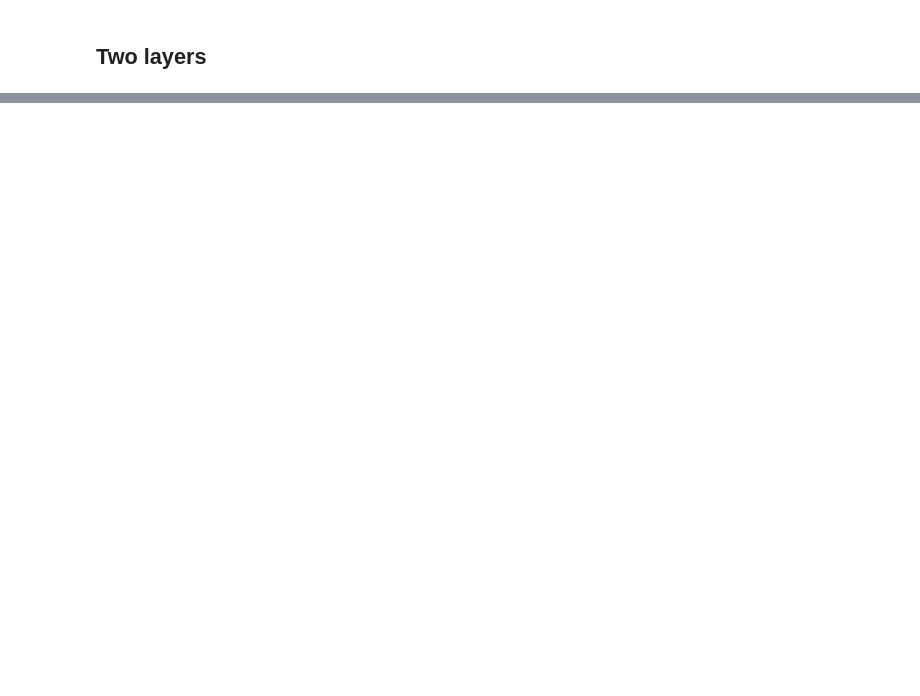
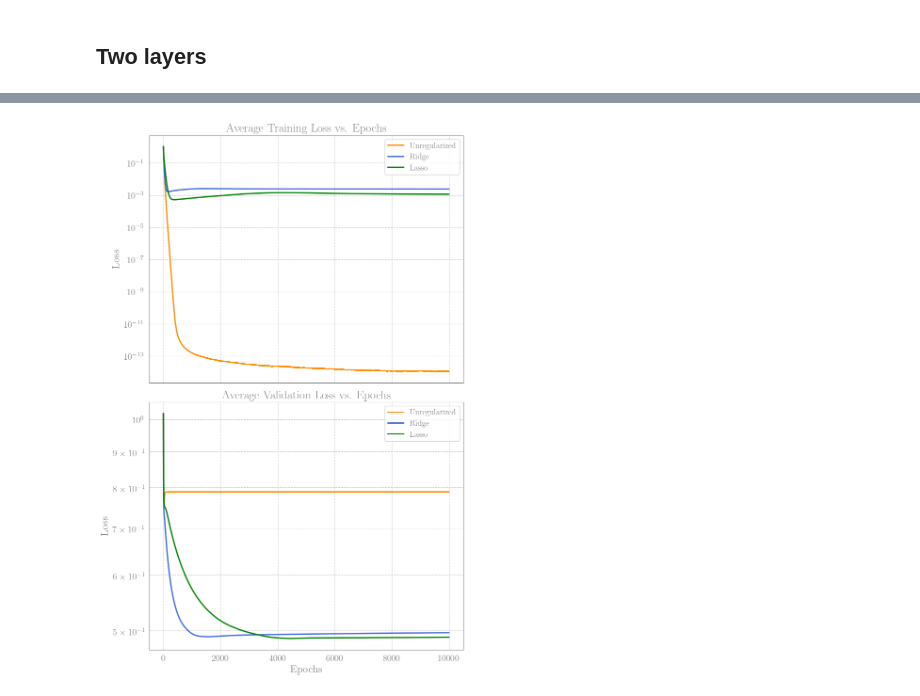
Before and after one commit to Nadav-out/Blog_related, a Jupyter notebook: Generalization_toys_II.ipynb, the cells around one changed output, grey strips where cells are left out. Cells and saved outputs as stored; diff of their text form; code cells hidden in the pictures; blank space fills up the shorter version.

```diff
--- a/Generalization_toys_II.ipynb
+++ b/Generalization_toys_II.ipynb
@@ -405,0 +461,14 @@ TypeError: tuple indices must be integers or slices, not dict
+# %%
+class StudentModelNL(nn.Module):
+    def __init__(self, D, v):
+        super(StudentModelNL, self).__init__()
+
+        # He Initialization
+        self.M = nn.Parameter(torch.randn(D, v) * np.sqrt(2. / D))
+        self.V = nn.Parameter(torch.randn(v) * np.sqrt(1. / v))
+        self.relu = nn.ReLU()
+
+    def forward(self, X):
+        M_output = X @ self.M
+        activated_output = self.relu(M_output)
+        return activated_output @ self.V
@@ -405,0 +596,48 @@ TypeError: tuple indices must be integers or slices, not dict
+# %%
+colors = {
+    "no_WD": "darkorange",
+    "WD": "royalblue",
+    "SGD_L1": "green"
+}
+
+linestyles = {
+    "no_WD": "-",
+    "WD": "-",
+    "SGD_L1": "-"
+}
+
+labels = {
+    "no_WD": r"Unregularized",
+    "WD": r"Ridge",
+    "SGD_L1": r"Lasso"
+}
+
+order = ["no_WD", "WD", "SGD_L1"]
+
+# Averaging the loss histories
+avg_loss_histories_train = {method: np.mean(loss_histories[method]["train"], axis=0) for method in loss_histories}
+avg_loss_histories_val = {method: np.mean(loss_histories[method]["val"], axis=0) for method in loss_histories}
+
+fig, (ax1, ax2) = plt.subplots(2, 1, figsize=(8, 12), sharex=True)
+
+# Plot for Training Loss
+for method in order:
+    ax1.semilogy(avg_loss_histories_train[method], label=labels[method], color=colors[method], linestyle=linestyles[method], linewidth=2)
+ax1.set_title(r'Average Training Loss vs. Epochs')
+ax1.set_ylabel(r'Loss')
+ax1.legend(fontsize=12, loc='upper right')
+ax1.grid(True, which="both", ls="--")
+
+# Plot for Validation Loss
+for method in order:
+    ax2.semilogy(avg_loss_histories_val[method], label=labels[method], color=colors[method], linestyle=linestyles[method], linewidth=2)
+ax2.set_title(r'Average Validation Loss vs. Epochs')
+ax2.set_xlabel(r'Epochs')
+ax2.set_ylabel(r'Loss')
+ax2.legend(fontsize=12, loc='upper right')
+ax2.grid(True, which="both", ls="--")
+
+plt.tight_layout()
+plt.show()
+# %% [output]
+[figure, added]
```
Also changed, not shown: parts of 15 cells of this notebook.
